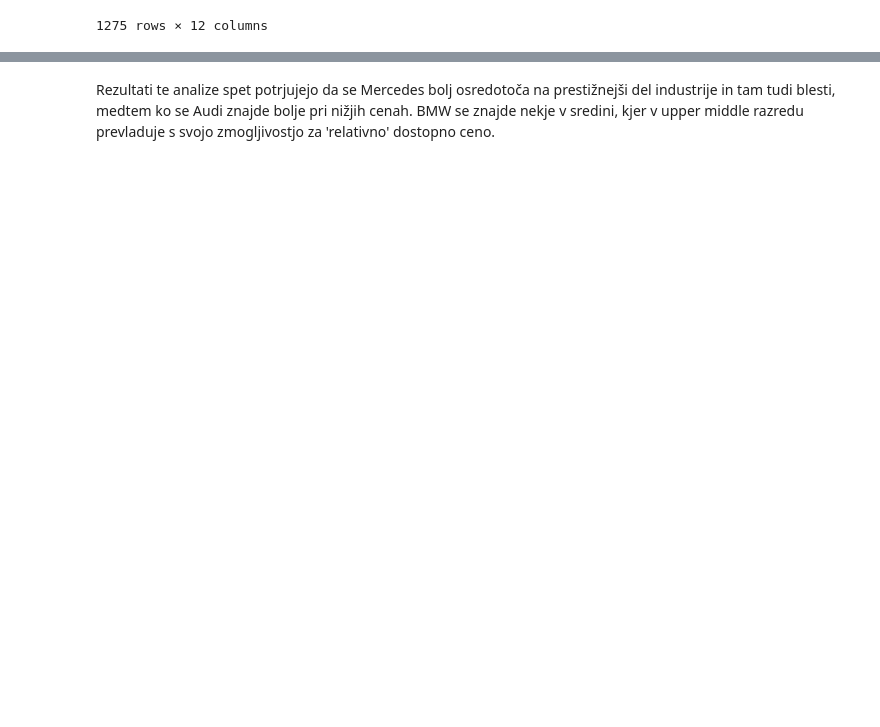
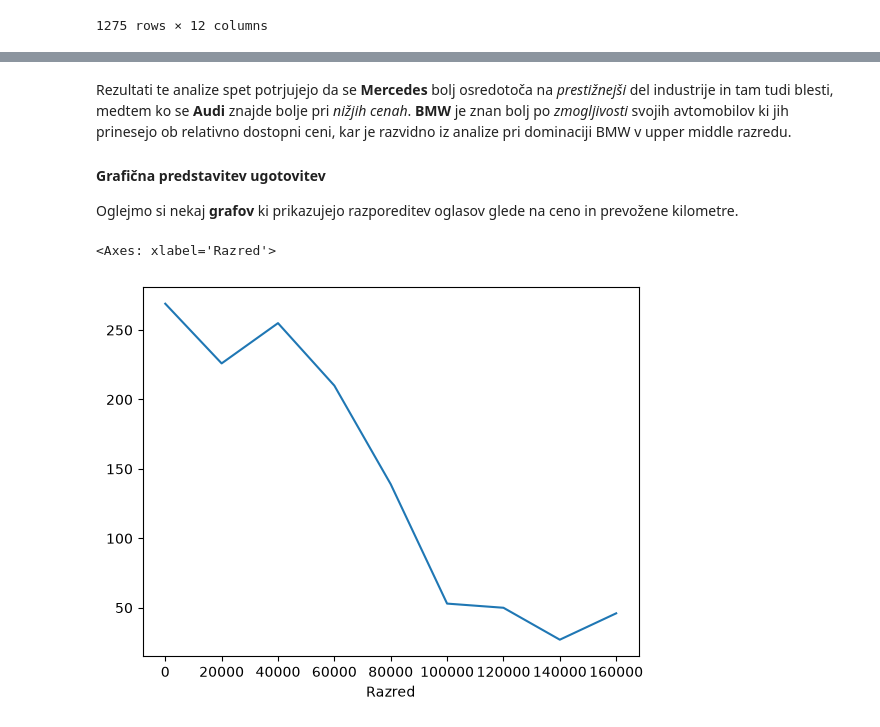
Before and after one commit to MatejLovsin/Seminarska_naloga, a Jupyter notebook: analiza.ipynb, the cells around one changed output, grey strips where cells are left out. Saved outputs shown, nothing was run; the diff lists cells and outputs as text; code cells hidden in the pictures; blank space fills up the shorter version.

```diff
--- a/analiza.ipynb
+++ b/analiza.ipynb
@@ -354,4 +386,16 @@ dtype: int64
 | 22779014 | BMW serija X5: xDrive30d AUT. M-P... | 40990.0 | 2019.0 | 177180.0 | diesel | avtomatski | NaN | NaN | 2993.0 | ... |
 130 rows × 12 columns
 # %% [markdown]
-Rezultati te analize spet potrjujejo da se Mercedes bolj osredotoča na prestižnejši del industrije in tam tudi blesti, medtem ko se Audi znajde bolje pri nižjih cenah. BMW se znajde nekje v sredini, kjer v upper middle razredu prevladuje s svojo zmogljivostjo za 'relativno' dostopno ceno.
+Rezultati te analize spet potrjujejo da se **Mercedes** bolj osredotoča na *prestižnejši* del industrije in tam tudi blesti, medtem ko se **Audi** znajde bolje pri *nižjih cenah*. **BMW** je znan bolj po *zmogljivosti* svojih avtomobilov ki jih prinesejo ob relativno dostopni ceni, kar je razvidno iz analize pri dominaciji BMW v upper middle razredu.
+
+#### Grafična predstavitev ugotovitev
+
+Oglejmo si nekaj **grafov** ki prikazujejo razporeditev oglasov glede na ceno in prevožene kilometre.
+# %%
+import matplotlib.pyplot as plt
+
+avti_s_ceno['Razred'] = avti_s_ceno['Razred'].clip(upper=160000)
+avti_s_ceno.groupby('Razred').size().plot()
+# %% [output]
+<Axes: xlabel='Razred'>
+[figure, added]
```
Also changed, not shown: parts of 18 cells of this notebook.
